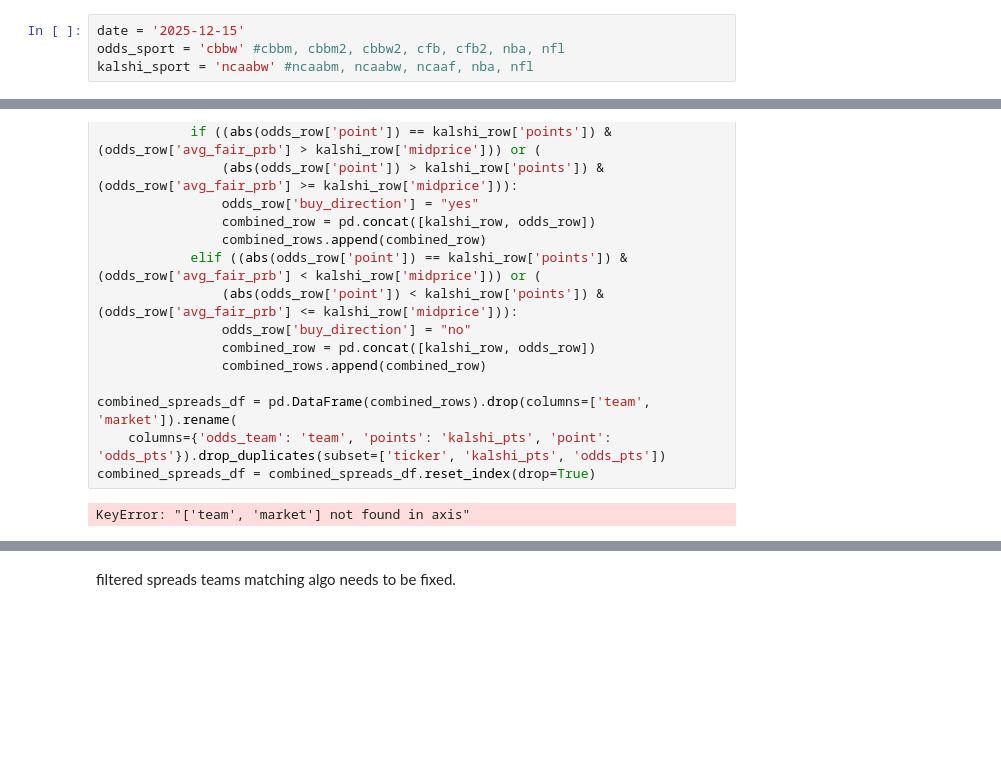
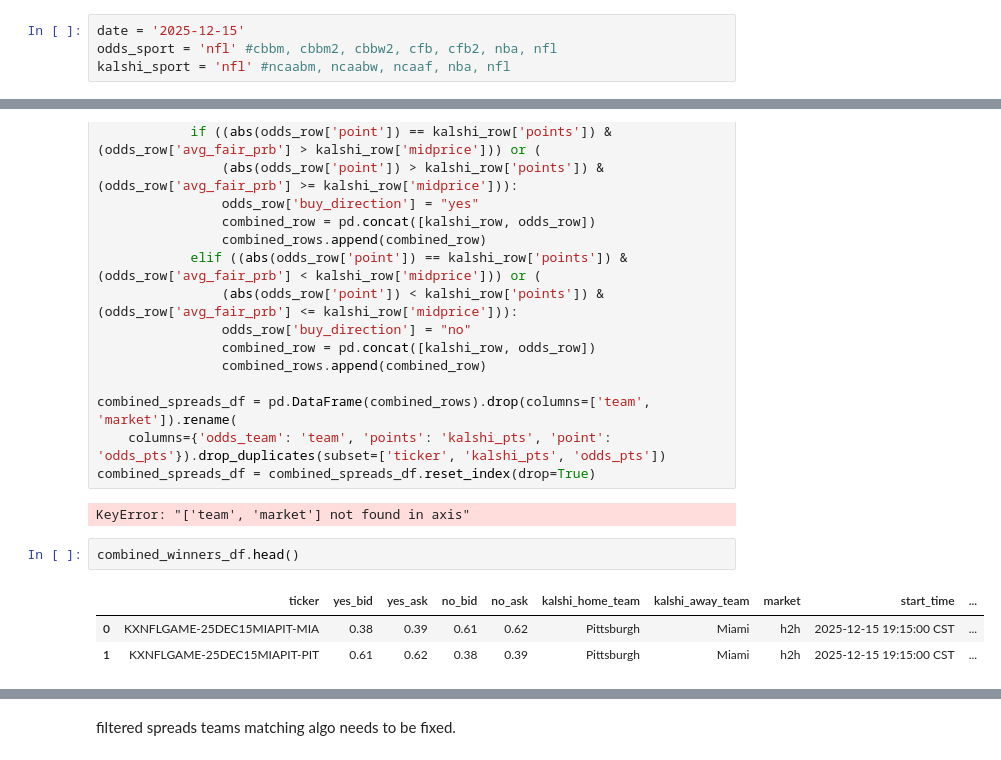
Before and after one commit to bassuaz24/kalshi_bets, a Jupyter notebook: jupyter_archive/cbb_data_analysis.ipynb, the cells around one changed output, grey strips where cells are left out. Saved outputs shown, nothing was run; the diff lists cells and outputs as text; blank space fills up the shorter version.

```diff
--- a/jupyter_archive/cbb_data_analysis.ipynb
+++ b/jupyter_archive/cbb_data_analysis.ipynb
@@ -32,8 +32,8 @@ automate bet placements
 rerunning fetchers and jupyter for non-filled orders periodically
 # %%
 date = '2025-12-15'
-odds_sport = 'cbbw' #cbbm, cbbm2, cbbw2, cfb, cfb2, nba, nfl
-kalshi_sport = 'ncaabw' #ncaabm, ncaabw, ncaaf, nba, nfl
+odds_sport = 'nfl' #cbbm, cbbm2, cbbw2, cfb, cfb2, nba, nfl
+kalshi_sport = 'nfl' #ncaabm, ncaabw, ncaaf, nba, nfl
 # %%
 #betus good for nba, pinnacle, betonline best for everything, fanduel pretty good
 
@@ -561,6 +561,12 @@ combined_spreads_df = pd.DataFrame(combined_rows).drop(columns=['team', 'market'
 combined_spreads_df = combined_spreads_df.reset_index(drop=True)
 # %% [output]
 KeyError: "['team', 'market'] not found in axis"
+# %%
+combined_winners_df.head()
+# %% [output]
+|  | ticker | yes_bid | yes_ask | no_bid | no_ask | kalshi_home_team | kalshi_away_team | market | start_time | ... |
+| 0 | KXNFLGAME-25DEC15MIAPIT-MIA | 0.38 | 0.39 | 0.61 | 0.62 | Pittsburgh | Miami | h2h | 2025-12-15 19:15:00 CST | ... |
+| 1 | KXNFLGAME-25DEC15MIAPIT-PIT | 0.61 | 0.62 | 0.38 | 0.39 | Pittsburgh | Miami | h2h | 2025-12-15 19:15:00 CST | ... |
 # %%
 EDGE = 0.02
 KELLY_UPPERBOUND = 1
```
Also changed, not shown: parts of 2 cells of this notebook, 1 other file.
